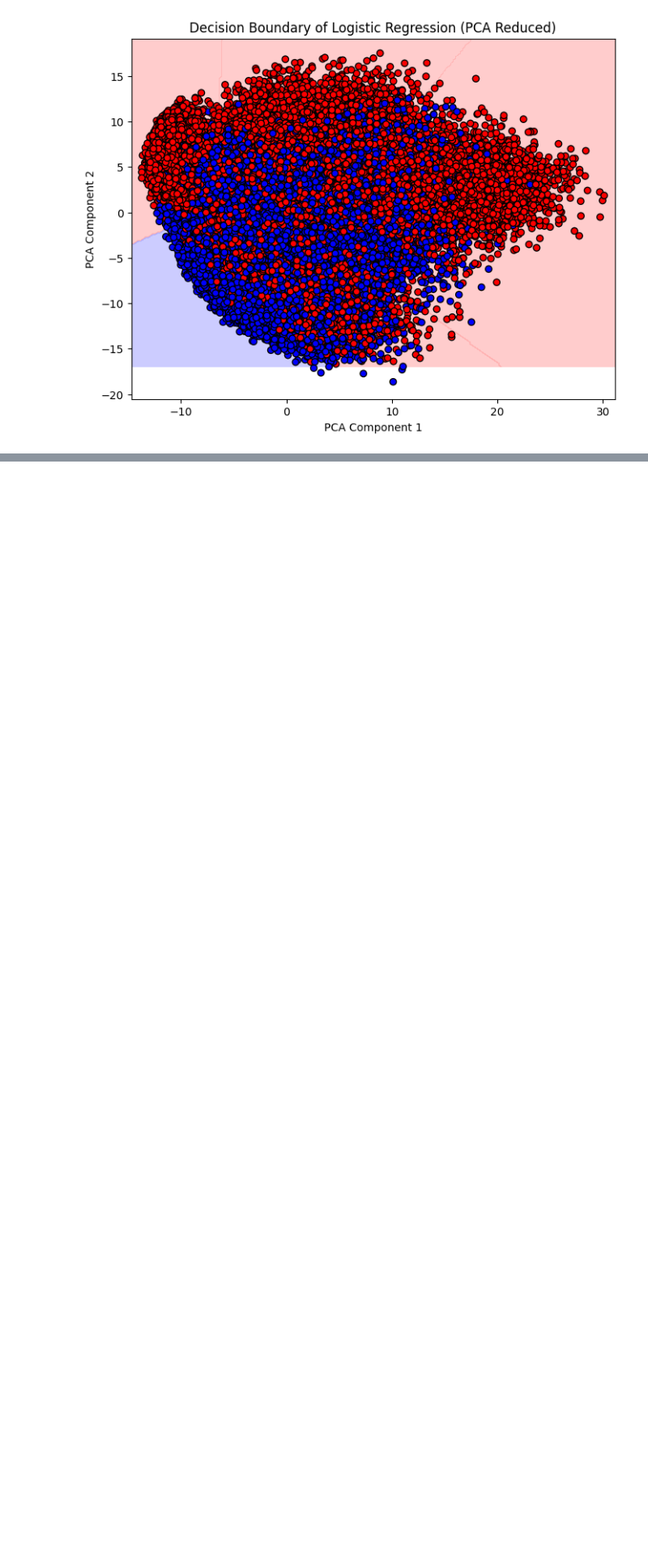
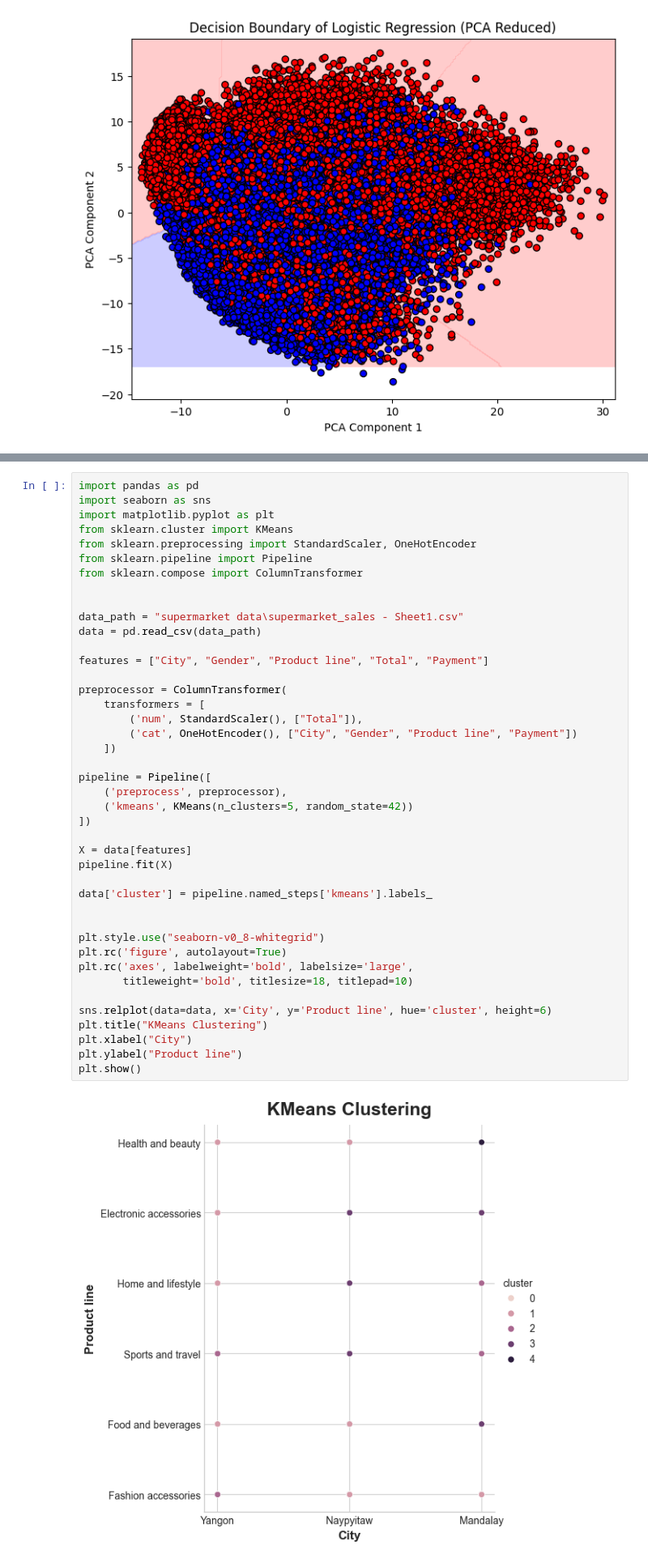
Before and after one commit to Lanaanvar/Parallel_Computing, a Jupyter notebook: ML-Lab.ipynb, the cells around one changed output, grey strips where cells are left out. Shown at 81% size. Saved outputs shown, nothing was run; the diff lists cells and outputs as text; blank space fills up the shorter version.

```diff
--- a/ML-Lab.ipynb
+++ b/ML-Lab.ipynb
@@ -234,0 +189,44 @@ plt.show()
+# %%
+import pandas as pd
+import seaborn as sns
+import matplotlib.pyplot as plt
+from sklearn.cluster import KMeans
+from sklearn.preprocessing import StandardScaler, OneHotEncoder
+from sklearn.pipeline import Pipeline
+from sklearn.compose import ColumnTransformer
+
+
+data_path = "supermarket data\supermarket_sales - Sheet1.csv"
+data = pd.read_csv(data_path)
+
+features = ["City", "Gender", "Product line", "Total", "Payment"]
+
+preprocessor = ColumnTransformer(
+    transformers = [
+        ('num', StandardScaler(), ["Total"]),
+        ('cat', OneHotEncoder(), ["City", "Gender", "Product line", "Payment"])
+    ])
+
+pipeline = Pipeline([
+    ('preprocess', preprocessor),
+    ('kmeans', KMeans(n_clusters=5, random_state=42))
+])
+
+X = data[features]
+pipeline.fit(X)
+
+data['cluster'] = pipeline.named_steps['kmeans'].labels_
+
+
+plt.style.use("seaborn-v0_8-whitegrid")
+plt.rc('figure', autolayout=True)
+plt.rc('axes', labelweight='bold', labelsize='large',
+       titleweight='bold', titlesize=18, titlepad=10)
+
+sns.relplot(data=data, x='City', y='Product line', hue='cluster', height=6)
+plt.title("KMeans Clustering")
+plt.xlabel("City")
+plt.ylabel("Product line")
+plt.show()
+# %% [output]
+[figure, added]
```
Also changed, not shown: parts of 6 cells of this notebook, 1 other file.
